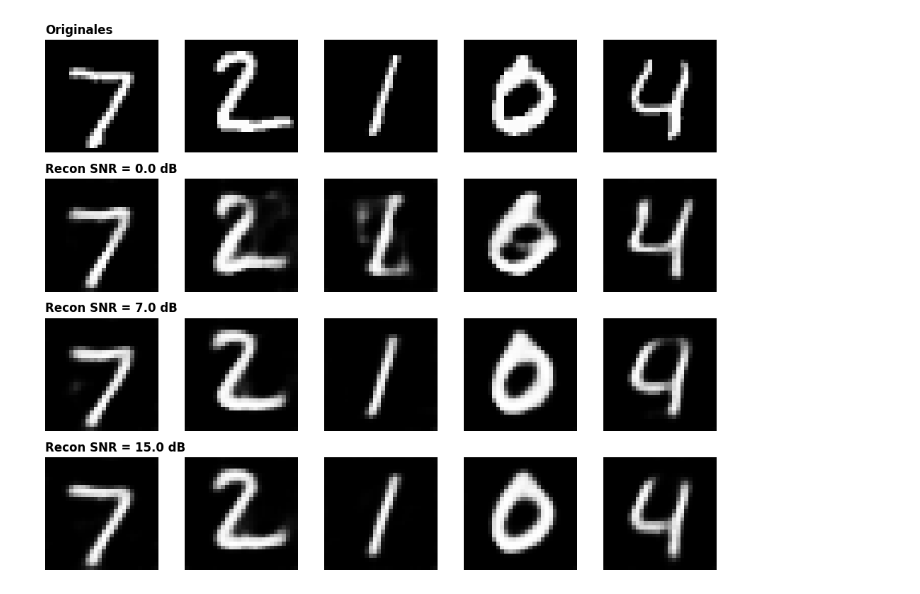
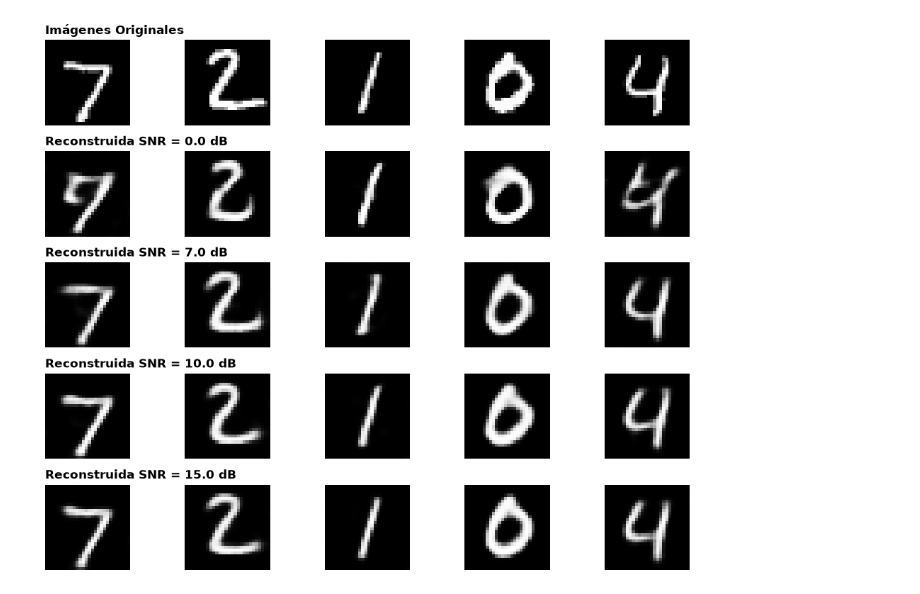
Before and after one commit to alfredo170987/Proyecto-1-Sistemas-de-Comunicaci-n, a Jupyter notebook: Notebook_2.ipynb, the cells around one changed output. Drawn from its saved outputs; the diff is of its cells as text; code cells hidden in the pictures.

```diff
--- a/Notebook_2.ipynb
+++ b/Notebook_2.ipynb
@@ -125,0 +94,24 @@ Entrenando Deep JSCC en cpu...
+# %%
+#-------------------------------------------+
+#ENTRENAMIENTO
+#-------------------------------------------+
+model = Autoencoder().to(device)
+criterion = nn.MSELoss()                                # Se evalurá tan parecidos son los píxeles
+optimizer = optim.Adam(model.parameters(), lr=0.001)
+
+print(f"Entrenando Autoencoder: {device}...")
+for epoch in range(epochs):
+    model.train()
+    loss_total = 0
+    for images, _ in train_loader:
+        images = images.to(device)
+        snr_batch = np.random.uniform(0, 15)           # SNR aleatoria por batch entre 0 y 15 dB para robustez
+        optimizer.zero_grad()
+        outputs = model(images, snr_batch)
+        loss = criterion(outputs, images)
+        loss.backward()
+        optimizer.step()
+
+        loss_total += loss.item()
+
+    print(f"Época [{epoch+1}/{epochs}], Pérdida (MSE): {loss_total/len(train_loader):.4f}")
@@ -126,27 +130,30 @@ Entrenando Deep JSCC en cpu...
 # %%
+#-------------------------------------------------------------------------------+
+#Visualización de las imágenes originilaes vs las reconstruidas a diferentes SNR
+#-------------------------------------------------------------------------------+
 model.eval()
 images, _ = next(iter(test_loader))
 images = images.to(device)
 
-snrs_to_test = [0.0, 7.0, 15.0]
-fig, axes = plt.subplots(4, 5, figsize=(10, 8))
+snrs_test = [0.0, 7.0, 10.0, 15.0]
+fig, axes = plt.subplots(len(snrs_test) + 1 , 5, figsize=(10, 8))
 
 # Fila 0: Imágenes Originales
 for i in range(5):
     axes[0, i].imshow(images[i].cpu().squeeze(), cmap='gray')
     axes[0, i].axis('off')
-axes[0, 0].set_title("Originales", loc='left', fontsize=12, fontweight='bold')
+axes[0, 0].set_title("Imágenes Originales", loc='left', fontsize=12, fontweight='bold')
 
-# Filas 1 a 3: Reconstrucciones a diferentes SNRs
+# Filas 1 a 4: Reconstrucciones a diferentes SNRs
 with torch.no_grad():
-    for row, snr in enumerate(snrs_to_test, start=1):
+    for row, snr in enumerate(snrs_test, start=1):
         recon_images = model(images, snr)
         for i in range(5):
             axes[row, i].imshow(recon_images[i].cpu().squeeze(), cmap='gray')
             axes[row, i].axis('off')
-        axes[row, 0].set_title(f"Recon SNR = {snr} dB", loc='left', fontsize=12, fontweight='bold')
+        axes[row, 0].set_title(f"Reconstruida SNR = {snr} dB", loc='left', fontsize=12, fontweight='bold')
 
 plt.tight_layout()
 plt.show()
 # %% [output]
-[figure, old version]
+[figure, new version]
```
Also changed, not shown: parts of 5 cells of this notebook, 1 other file.
